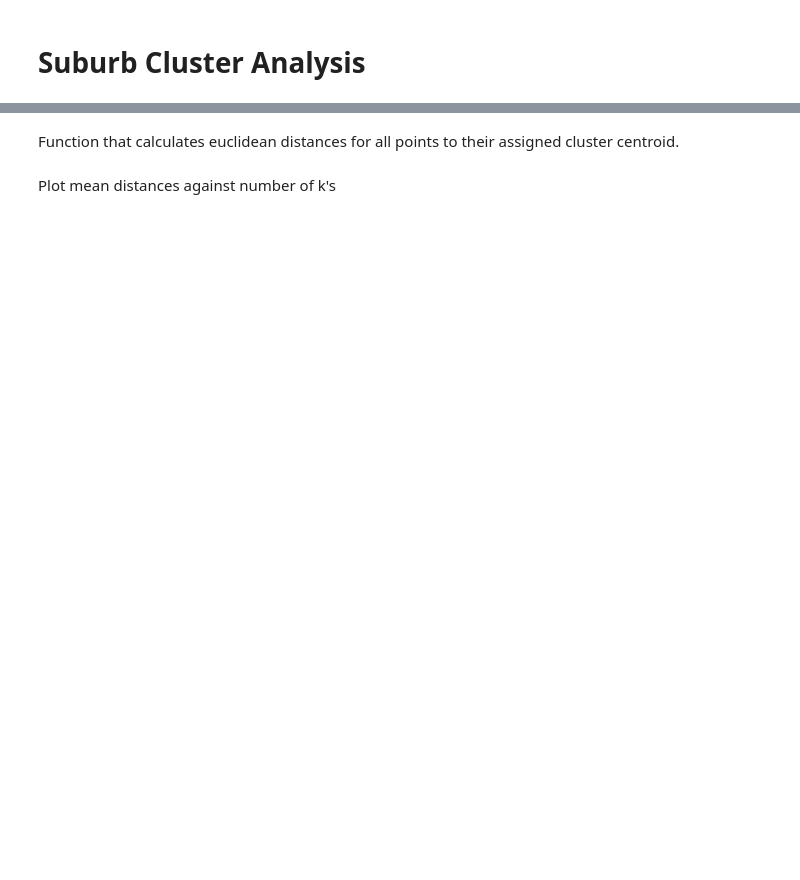
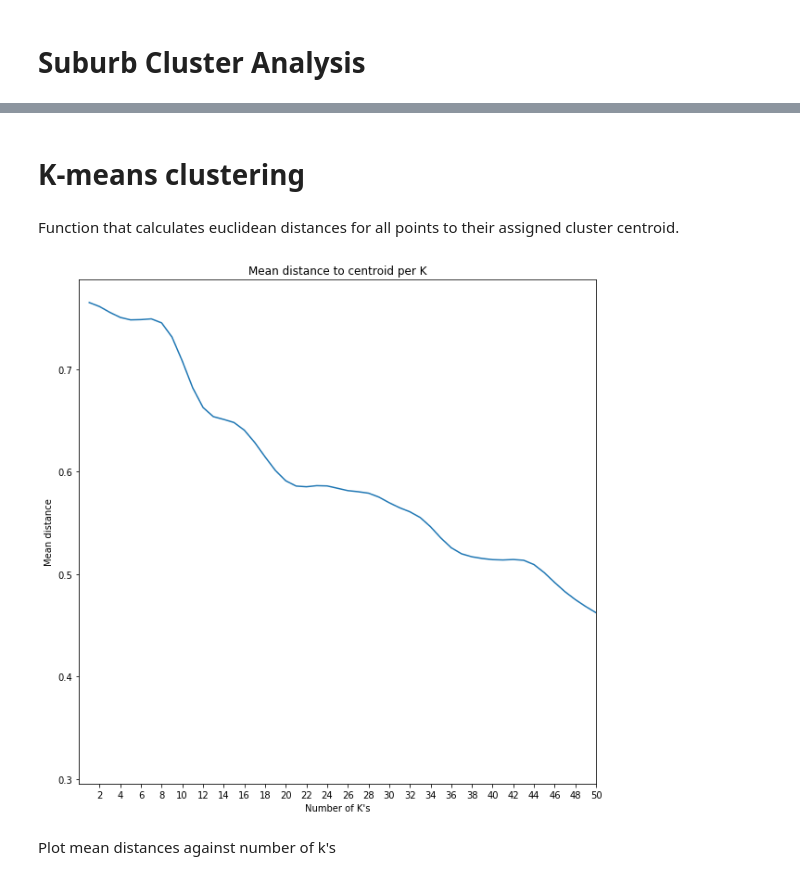
Before and after one commit to jasontran600/IBM_data_science_captstone_project, a Jupyter notebook: Melbourne_Sydney_Tasmania_migration_project/data_scraping_suburbs.ipynb, the cells around one changed output, grey strips where cells are left out. Drawn from its saved outputs; the diff is of its cells as text; code cells hidden in the pictures; blank space fills up the shorter version.

```diff
--- a/Melbourne_Sydney_Tasmania_migration_project/data_scraping_suburbs.ipynb
+++ b/Melbourne_Sydney_Tasmania_migration_project/data_scraping_suburbs.ipynb
@@ -1322,3 +2038,11 @@ Perform Cluster analysis with Brisbane suburbs
 # %%
 # Drop suburb column for cluster analysis
-venues_matrix_values = top_venues_sorted.drop('Suburb', 1)
+matrix_values = suburb_info_matrix.drop(['Suburb', 'Postcode'], 1)
+# %%
+# Create the Scaler object
+scaler = preprocessing.StandardScaler()
+
+# Fit your data on the scaler object
+matrix_values_scaled = scaler.fit_transform(matrix_values)
+
+matrix_values_scaled = pd.DataFrame(matrix_values_scaled, columns=matrix_values.columns)
@@ -1325,17 +2093,21 @@ venues_matrix_values = top_venues_sorted.drop('Suburb', 1)
+# %% [markdown]
+# K-means clustering
 # %% [markdown]
 Function that calculates euclidean distances for all points to their assigned cluster centroid.
 # %%
 def k_mean_distance(data, cantroid_matrix, i_centroid, cluster_labels):
     distances = [np.linalg.norm(x-cantroid_matrix) for x in data[cluster_labels == i_centroid]]
     return np.mean(distances)
+# %%
+matrix = matrix_values_scaled
 # %%
 k_optimisation = {}
-nclusters = 20
-clustering_matrix = bne_venues_matrix_values.values
+nclusters = 100
+clustering_matrix = matrix.values
 
 for k in range(nclusters):
-    k_means = KMeans(init = "k-means++", n_clusters = k+1, n_init = 100, random_state=10)
-    k_means.fit(bne_venues_matrix_values)
+    k_means = KMeans(init = "k-means++", n_clusters = k+1, n_init = 500, random_state=10)
+    k_means.fit(matrix)
 
     k_means_labels = k_means.labels_
     k_means_cluster_centers = k_means.cluster_centers_
@@ -1346,6 +2118,25 @@ for k in range(nclusters):
                 c_mean_distances.append(mean_distance)
 
     k_optimisation[k+1] = np.mean(c_mean_distances)
+# %%
+# sorted by key, return a list of tuples
+lists = sorted(k_optimisation.items())
+# unpack a list of pairs into two tuples
+x, y = zip(*lists)
+# Smooth data
+ysmoothed = gaussian_filter1d(y, sigma=2)
+
+x_ticks = x[1::2]
+plt.figure(figsize=(10,10))
+plt.plot(x, ysmoothed)
+plt.xticks(x[1::2])
+plt.xlim(0, 50)
+plt.xlabel('''Number of K's''')
+plt.ylabel('Mean distance')
+plt.title('Mean distance to centroid per K')
+plt.show()
+# %% [output]
+[figure, added]
 # %% [markdown]
 Plot mean distances against number of k's
 # %%
```
Also changed, not shown: parts of 157 cells of this notebook, 10 other files.
